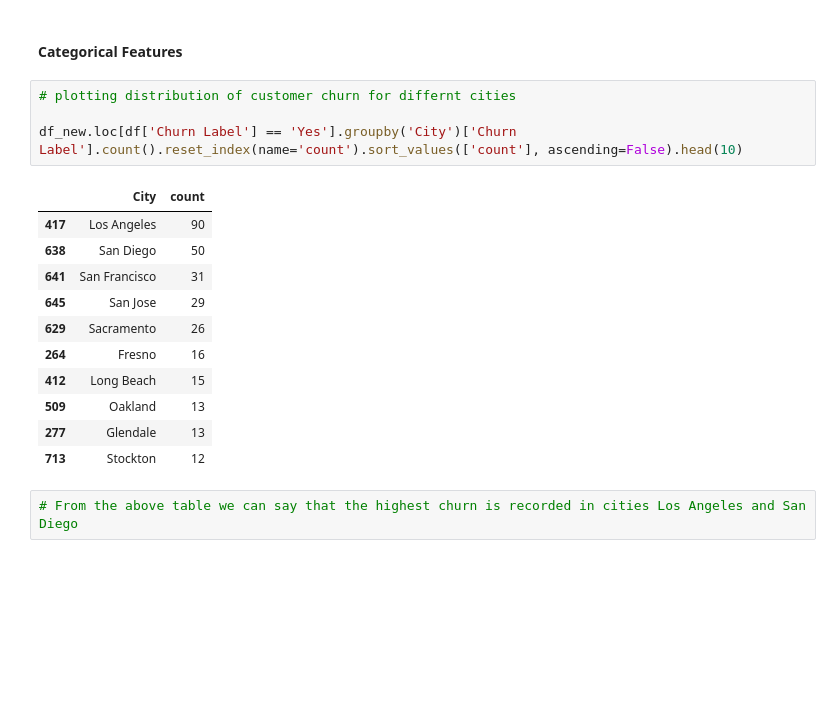
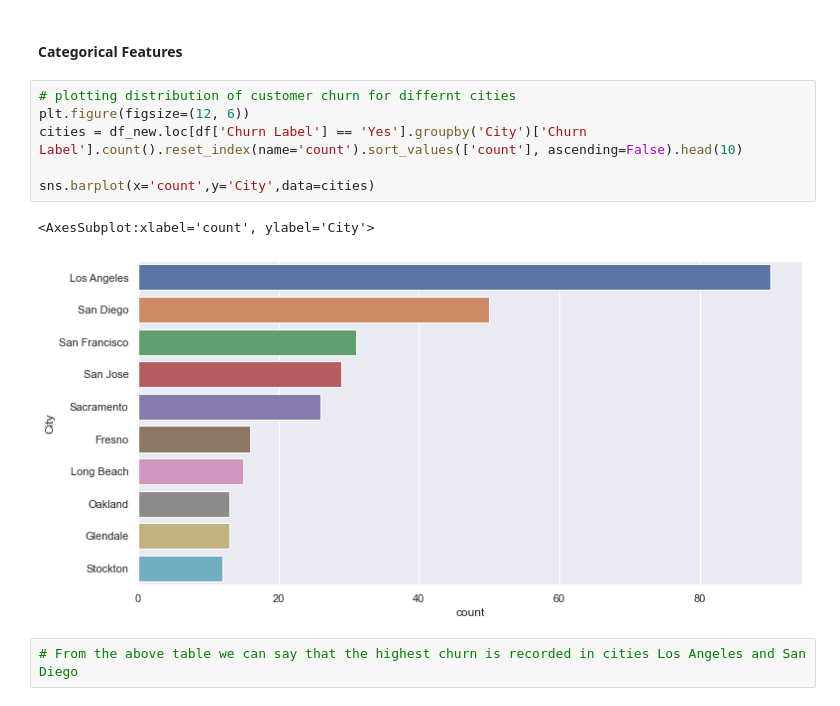
Before and after one commit to samarth-malhotra/Dissertation, a Jupyter notebook: Dissertation Project.ipynb, the cells around one changed output. Drawn from its saved outputs; the diff is of its cells as text; blank space fills up the shorter version.

```diff
--- a/Dissertation Project.ipynb
+++ b/Dissertation Project.ipynb
@@ -229,20 +229,13 @@ sns.kdeplot(data=df_new, x="CLTV", hue="Churn Label")
 #### Categorical Features
 # %%
 # plotting distribution of customer churn for differnt cities
+plt.figure(figsize=(12, 6))
+cities = df_new.loc[df['Churn Label'] == 'Yes'].groupby('City')['Churn Label'].count().reset_index(name='count').sort_values(['count'], ascending=False).head(10)
 
-df_new.loc[df['Churn Label'] == 'Yes'].groupby('City')['Churn Label'].count().reset_index(name='count').sort_values(['count'], ascending=False).head(10)
+sns.barplot(x='count',y='City',data=cities)
 # %% [output]
-|  | City | count |
-| 417 | Los Angeles | 90 |
-| 638 | San Diego | 50 |
-| 641 | San Francisco | 31 |
-| 645 | San Jose | 29 |
-| 629 | Sacramento | 26 |
-| 264 | Fresno | 16 |
-| 412 | Long Beach | 15 |
-| 509 | Oakland | 13 |
-| 277 | Glendale | 13 |
-| 713 | Stockton | 12 |
+<AxesSubplot:xlabel='count', ylabel='City'>
+[figure, added]
 # %%
 # From the above table we can say that the highest churn is recorded in cities Los Angeles and San Diego
 # %%
```
Also changed, not shown: parts of 23 cells of this notebook.
